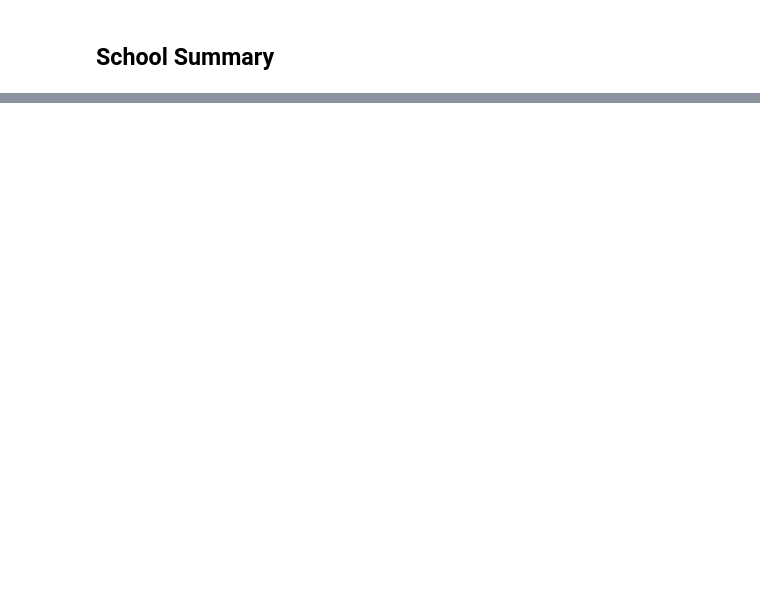
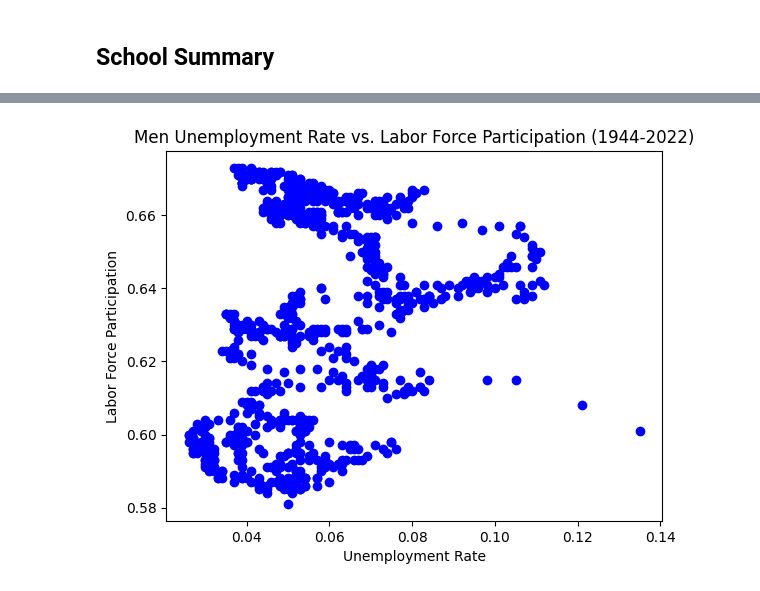
Before and after one commit to wrwr4859/UCB-data-project-1-groupx, a Jupyter notebook: project1_group4.ipynb, the cells around one changed output, grey strips where cells are left out. Cells and saved outputs as stored; diff of their text form; code cells hidden in the pictures; blank space fills up the shorter version.

```diff
--- a/project1_group4.ipynb
+++ b/project1_group4.ipynb
@@ -990,0 +1041,10 @@ Notes:
+# %%
+plt.title("Men Unemployment Rate vs. Labor Force Participation (1944-2022)")
+plt.xlabel("Unemployment Rate")
+plt.ylabel("Labor Force Participation")
+
+plt.scatter(x=df_men['Unemployment Rate'],y=df_men['Labor Force Participation'], marker="o", color="blue")
+
+plt.show()
+# %% [output]
+[figure, added]
```
Also changed, not shown: parts of 22 cells of this notebook.
